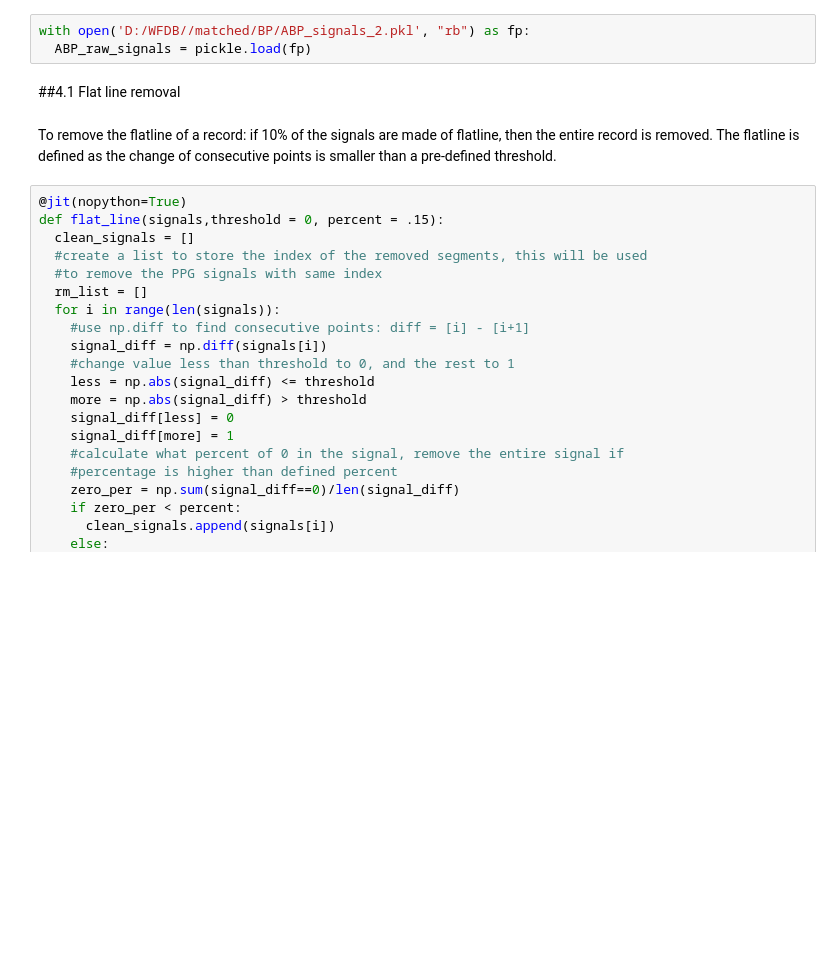
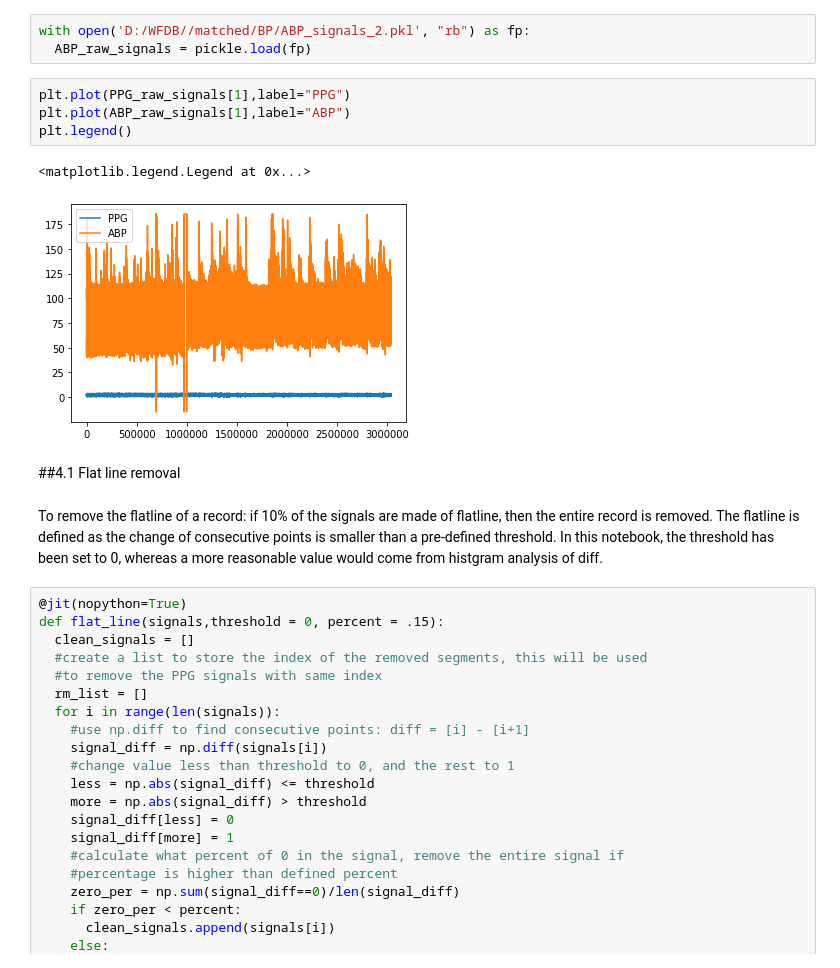
Before and after one commit to supertime1/BP_PPG, a Jupyter notebook: BP_Data_Clean.ipynb, the cells around one changed output. Cells and saved outputs as stored; diff of their text form; blank space fills up the shorter version.

```diff
--- a/BP_Data_Clean.ipynb
+++ b/BP_Data_Clean.ipynb
@@ -114,10 +114,17 @@ with open('D:/WFDB//matched/BP/PPG_signals_2.pkl', "rb") as fp:
 # %%
 with open('D:/WFDB//matched/BP/ABP_signals_2.pkl', "rb") as fp:
   ABP_raw_signals = pickle.load(fp)
+# %%
+plt.plot(PPG_raw_signals[1],label="PPG")
+plt.plot(ABP_raw_signals[1],label="ABP")
+plt.legend()
+# %% [output]
+<matplotlib.legend.Legend at 0x...>
+[figure, added]
 # %% [markdown]
 ##4.1 Flat line removal
 # %% [markdown]
-To remove the flatline of a record: if 10% of the signals are made of flatline, then the entire record is removed. The flatline is defined as the change of consecutive points is smaller than a pre-defined threshold.
+To remove the flatline of a record: if 10% of the signals are made of flatline, then the entire record is removed. The flatline is defined as the change of consecutive points is smaller than a pre-defined threshold. In this notebook, the threshold has been set to 0, whereas a more reasonable value would come from histgram analysis of diff.
 # %%
 @jit(nopython=True)
 def flat_line(signals,threshold = 0, percent = .15):
```
Also changed, not shown: parts of 24 cells of this notebook.
